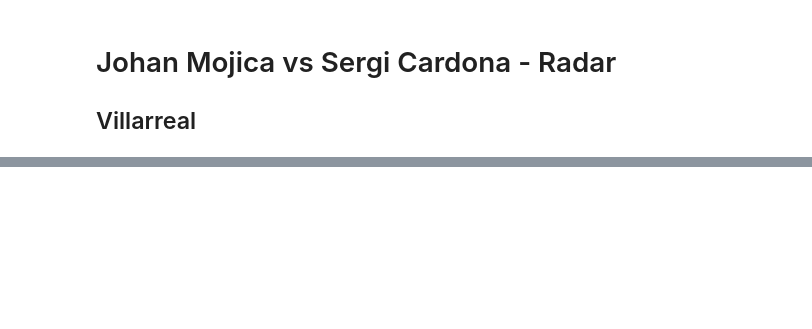
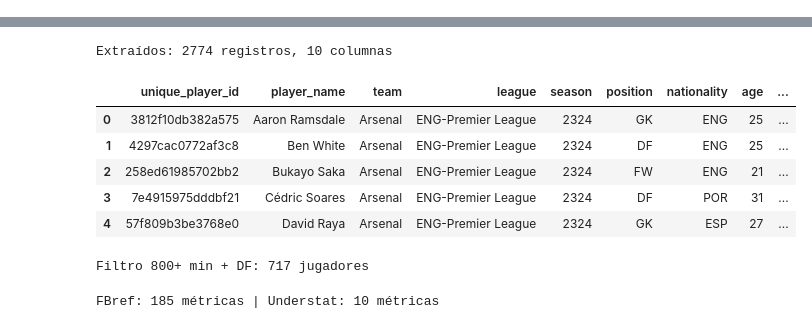
Before and after one commit to jaime-oriol/footballdecoded, a Jupyter notebook: tfm/teams/villarreal/mojica_cardona_radar.ipynb, the cells around one changed output, grey strips where cells are left out. Saved outputs shown, nothing was run; the diff lists cells and outputs as text; code cells hidden in the pictures; blank space fills up the shorter version.

```diff
--- a/tfm/teams/villarreal/mojica_cardona_radar.ipynb
+++ b/tfm/teams/villarreal/mojica_cardona_radar.ipynb
@@ -1,6 +1,3 @@
-# %% [markdown]
-# Johan Mojica vs Sergi Cardona - Radar
-## Villarreal
 # %%
 import pandas as pd
 import numpy as np
@@ -35,9 +44,29 @@ os.makedirs(SAVE_PATH, exist_ok=True)
 # %%
+# Conexión BD
 db = get_db_manager()
-big5_leagues = ['ENG-Premier League', 'ESP-La Liga', 'ITA-Serie A', 'GER-Bundesliga', 'FRA-Ligue 1']
-league_list_str = "', '".join(big5_leagues)
 
-query = text(f"SELECT unique_player_id, player_name, team, league, season, position, nationality, age, fbref_metrics, understat_metrics FROM footballdecoded.players_domestic p WHERE p.league IN ('{league_list_str}') AND p.season = '2324' ORDER BY p.league, p.season DESC, p.team, p.player_name")
+league_list_str = "', '".join(LEAGUES)
+query = f"""
+SELECT
+    unique_player_id,
+    player_name,
+    team,
+    league,
+    season,
+    position,
+    nationality,
+    age,
+    fbref_metrics,
+    understat_metrics
+FROM footballdecoded.players_{TABLE_TYPE} p
+WHERE p.league IN ('{league_list_str}')
+AND p.season = '{SEASON}'
+ORDER BY p.league, p.season DESC, p.team, p.player_name
+"""
+
 df_raw = pd.read_sql(query, db.engine)
 db.close()
-print(f"Extraídos: {df_raw.shape[0]} registros")
+
+print(f"Extraídos: {df_raw.shape[0]} registros, {df_raw.shape[1]} columnas")
+df_raw.head()
+# %% [output]
@@ -44,9 +75,22 @@ print(f"Extraídos: {df_raw.shape[0]} registros")
+Extraídos: 2774 registros, 10 columnas
+|  | unique_player_id | player_name | team | league | season | position | nationality | age | ... |
+| 0 | 3812f10db382a575 | Aaron Ramsdale | Arsenal | ENG-Premier League | 2324 | GK | ENG | 25 | ... |
+| 1 | 4297cac0772af3c8 | Ben White | Arsenal | ENG-Premier League | 2324 | DF | ENG | 25 | ... |
+| 2 | 258ed61985702bb2 | Bukayo Saka | Arsenal | ENG-Premier League | 2324 | FW | ENG | 21 | ... |
+| 3 | 7e4915975dddbf21 | Cédric Soares | Arsenal | ENG-Premier League | 2324 | DF | POR | 31 | ... |
+| 4 | 57f809b3be3768e0 | David Raya | Arsenal | ENG-Premier League | 2324 | GK | ESP | 27 | ... |
 # %%
+# Filtrar por minutos mínimos Y posición DF
 df_filtered = df_raw[
-    (df_raw['fbref_metrics'].apply(lambda x: x.get('minutes_played', 0) if x else 0) >= MIN_MINUTES) &
+    (df_raw['fbref_metrics'].apply(
+        lambda x: x.get('minutes_played', 0) if x else 0
+    ) >= MIN_MINUTES) &
     (df_raw['position'].str.contains('DF', case=False, na=False))
 ].copy()
-print(f"Filtrado: {df_filtered.shape[0]} jugadores")
+
+print(f"Filtro {MIN_MINUTES}+ min + DF: {df_filtered.shape[0]} jugadores")
+# %% [output]
+Filtro 800+ min + DF: 717 jugadores
 # %%
 def extract_metrics(df, col_name):
     result = pd.DataFrame(index=df.index)
@@ -88 +139,8 @@ print(f"FBref: {fbref_nums.shape[1]} métricas")
+# %%
+# Extraer métricas numéricas
+fbref_nums = extract_metrics(df_filtered, 'fbref_metrics')
+understat_nums = extract_metrics(df_filtered, 'understat_metrics')
+print(f"FBref: {fbref_nums.shape[1]} métricas | Understat: {understat_nums.shape[1]} métricas")
+# %% [output]
+FBref: 185 métricas | Understat: 10 métricas
 # %%
```
Also changed, not shown: parts of 13 cells of this notebook, 35 other files.
